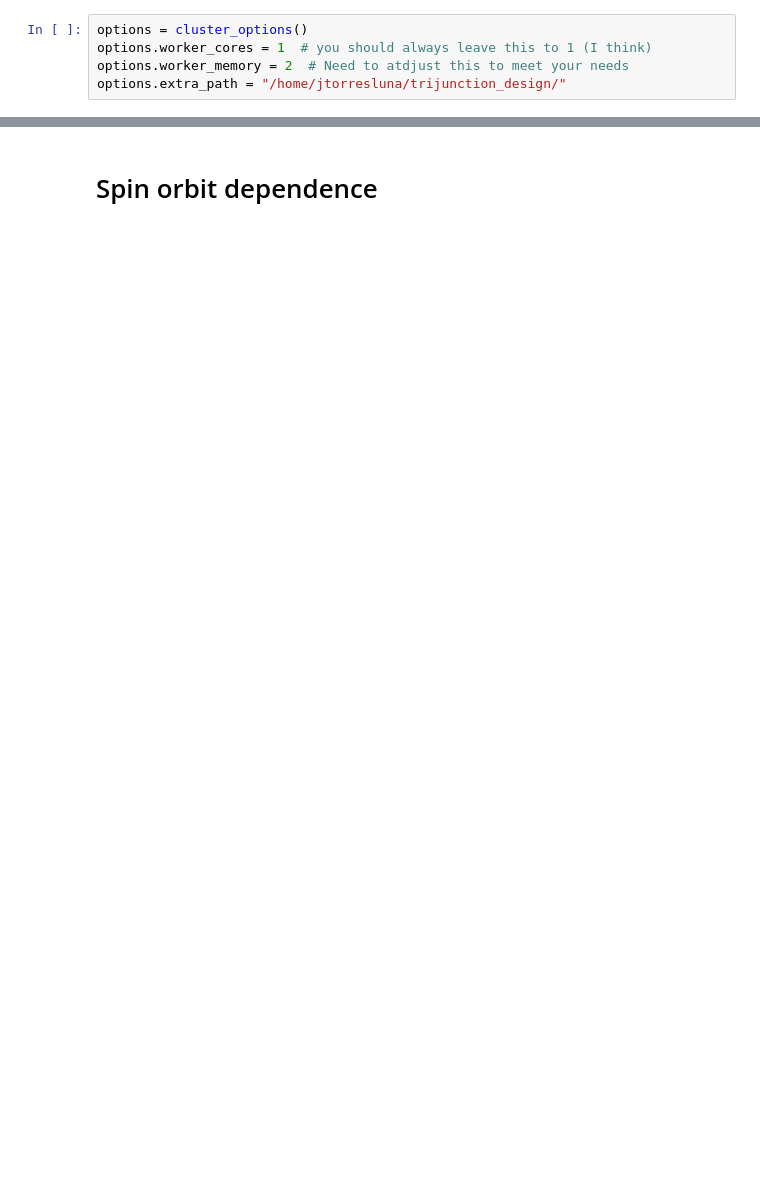
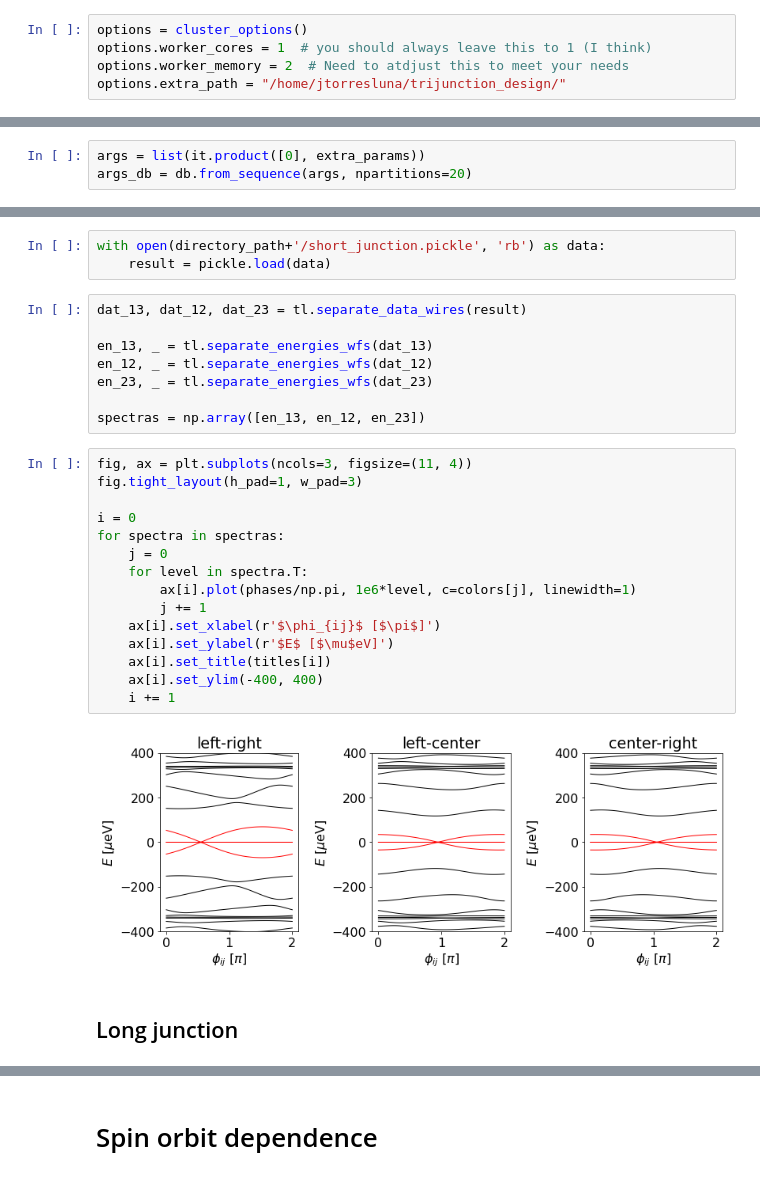
Before and after one commit to Satin21/Trijunction, a Jupyter notebook: analysis/phase_dependence.ipynb, the cells around one changed output, grey strips where cells are left out. Saved outputs shown, nothing was run; the diff lists cells and outputs as text; blank space fills up the shorter version.

```diff
--- a/analysis/phase_dependence.ipynb
+++ b/analysis/phase_dependence.ipynb
@@ -26,0 +91,3 @@ options.extra_path = "/home/jtorresluna/trijunction_design/"
+# %%
+args = list(it.product([0], extra_params))
+args_db = db.from_sequence(args, npartitions=20)
@@ -26,0 +107,30 @@ options.extra_path = "/home/jtorresluna/trijunction_design/"
+# %%
+with open(directory_path+'/short_junction.pickle', 'rb') as data:
+    result = pickle.load(data)
+# %%
+dat_13, dat_12, dat_23 = tl.separate_data_wires(result)
+
+en_13, _ = tl.separate_energies_wfs(dat_13)
+en_12, _ = tl.separate_energies_wfs(dat_12)
+en_23, _ = tl.separate_energies_wfs(dat_23)
+
+spectras = np.array([en_13, en_12, en_23])
+# %%
+fig, ax = plt.subplots(ncols=3, figsize=(11, 4))
+fig.tight_layout(h_pad=1, w_pad=3)
+
+i = 0
+for spectra in spectras:
+    j = 0
+    for level in spectra.T:
+        ax[i].plot(phases/np.pi, 1e6*level, c=colors[j], linewidth=1)
+        j += 1
+    ax[i].set_xlabel(r'$\phi_{ij}$ [$\pi$]')
+    ax[i].set_ylabel(r'$E$ [$\mu$eV]')
+    ax[i].set_title(titles[i])
+    ax[i].set_ylim(-400, 400)
+    i += 1
+# %% [output]
+[figure, added]
+# %% [markdown]
+## Long junction
```
Also changed, not shown: parts of 44 cells of this notebook, 15 other files.
